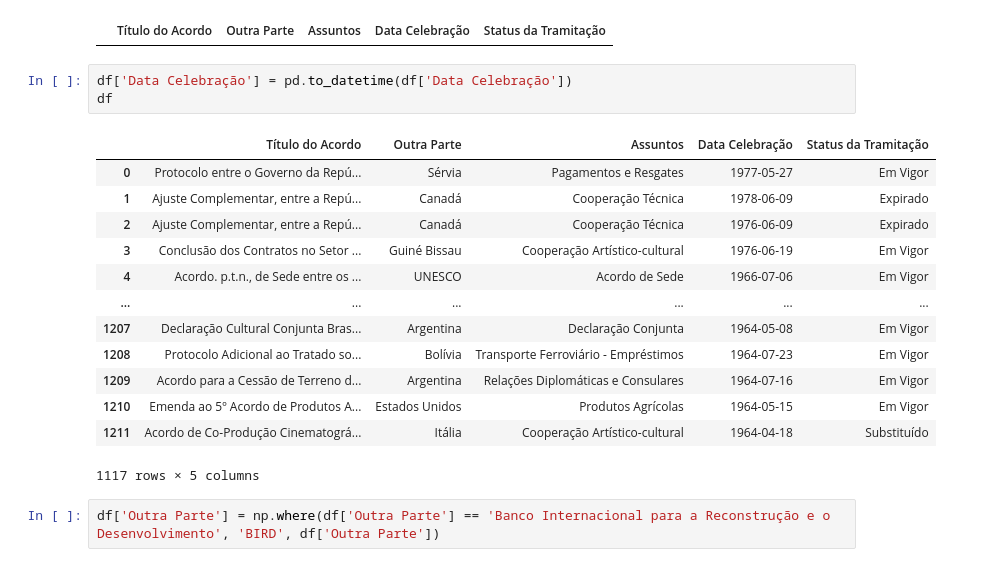
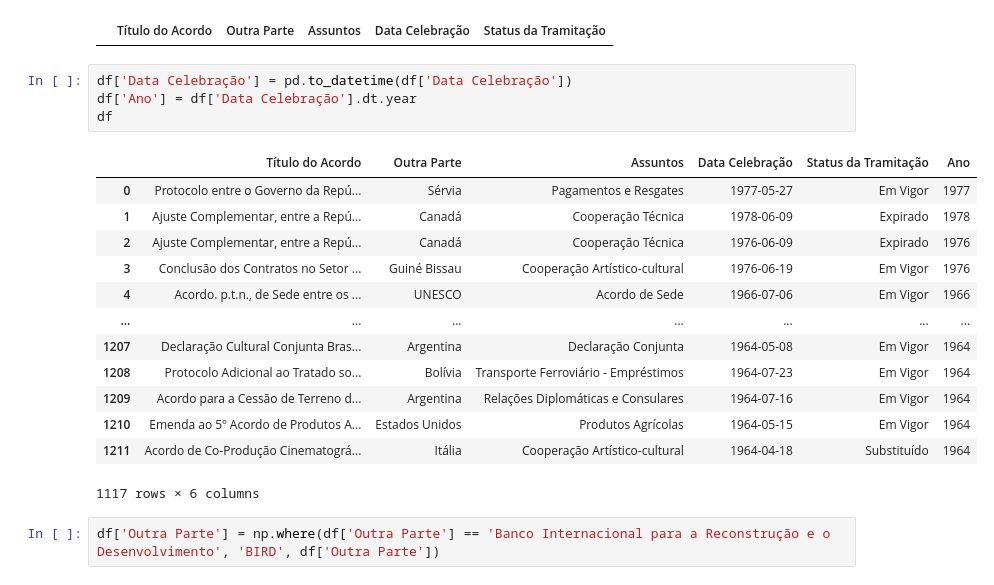
Before and after one commit to antonioravila/PoliticaExternaBrasileira, a Jupyter notebook: Analise_de_tratados/Tratados.ipynb, the cells around one changed output. Drawn from its saved outputs; the diff is of its cells as text.

```diff
--- a/Analise_de_tratados/Tratados.ipynb
+++ b/Analise_de_tratados/Tratados.ipynb
@@ -76,21 +76,22 @@ df[df['Outra Parte'].isnull()]
 |  | Título do Acordo | Outra Parte | Assuntos | Data Celebração | Status da Tramitação |
 # %%
 df['Data Celebração'] = pd.to_datetime(df['Data Celebração'])
+df['Ano'] = df['Data Celebração'].dt.year
 df
 # %% [output]
-|  | Título do Acordo | Outra Parte | Assuntos | Data Celebração | Status da Tramitação |
-| 0 | Protocolo entre o Governo da Repú... | Sérvia | Pagamentos e Resgates | 1977-05-27 | Em Vigor |
-| 1 | Ajuste Complementar, entre a Repú... | Canadá | Cooperação Técnica | 1978-06-09 | Expirado |
-| 2 | Ajuste Complementar, entre a Repú... | Canadá | Cooperação Técnica | 1976-06-09 | Expirado |
-| 3 | Conclusão dos Contratos no Setor ... | Guiné Bissau | Cooperação Artístico-cultural | 1976-06-19 | Em Vigor |
-| 4 | Acordo. p.t.n., de Sede entre os ... | UNESCO | Acordo de Sede | 1966-07-06 | Em Vigor |
-| ... | ... | ... | ... | ... | ... |
-| 1207 | Declaração Cultural Conjunta Bras... | Argentina | Declaração Conjunta | 1964-05-08 | Em Vigor |
-| 1208 | Protocolo Adicional ao Tratado so... | Bolívia | Transporte Ferroviário - Empréstimos | 1964-07-23 | Em Vigor |
-| 1209 | Acordo para a Cessão de Terreno d... | Argentina | Relações Diplomáticas e Consulares | 1964-07-16 | Em Vigor |
-| 1210 | Emenda ao 5º Acordo de Produtos A... | Estados Unidos | Produtos Agrícolas | 1964-05-15 | Em Vigor |
-| 1211 | Acordo de Co-Produção Cinematográ... | Itália | Cooperação Artístico-cultural | 1964-04-18 | Substituído |
+|  | Título do Acordo | Outra Parte | Assuntos | Data Celebração | Status da Tramitação | Ano |
+| 0 | Protocolo entre o Governo da Repú... | Sérvia | Pagamentos e Resgates | 1977-05-27 | Em Vigor | 1977 |
+| 1 | Ajuste Complementar, entre a Repú... | Canadá | Cooperação Técnica | 1978-06-09 | Expirado | 1978 |
+| 2 | Ajuste Complementar, entre a Repú... | Canadá | Cooperação Técnica | 1976-06-09 | Expirado | 1976 |
+| 3 | Conclusão dos Contratos no Setor ... | Guiné Bissau | Cooperação Artístico-cultural | 1976-06-19 | Em Vigor | 1976 |
+| 4 | Acordo. p.t.n., de Sede entre os ... | UNESCO | Acordo de Sede | 1966-07-06 | Em Vigor | 1966 |
+| ... | ... | ... | ... | ... | ... | ... |
+| 1207 | Declaração Cultural Conjunta Bras... | Argentina | Declaração Conjunta | 1964-05-08 | Em Vigor | 1964 |
+| 1208 | Protocolo Adicional ao Tratado so... | Bolívia | Transporte Ferroviário - Empréstimos | 1964-07-23 | Em Vigor | 1964 |
+| 1209 | Acordo para a Cessão de Terreno d... | Argentina | Relações Diplomáticas e Consulares | 1964-07-16 | Em Vigor | 1964 |
+| 1210 | Emenda ao 5º Acordo de Produtos A... | Estados Unidos | Produtos Agrícolas | 1964-05-15 | Em Vigor | 1964 |
+| 1211 | Acordo de Co-Produção Cinematográ... | Itália | Cooperação Artístico-cultural | 1964-04-18 | Substituído | 1964 |
-1117 rows × 5 columns
+1117 rows × 6 columns
 # %%
 df['Outra Parte'] = np.where(df['Outra Parte'] == 'Banco Internacional para a Reconstrução e o Desenvolvimento', 'BIRD', df['Outra Parte'])
 # %%
```
Also changed, not shown: parts of 15 cells of this notebook.
